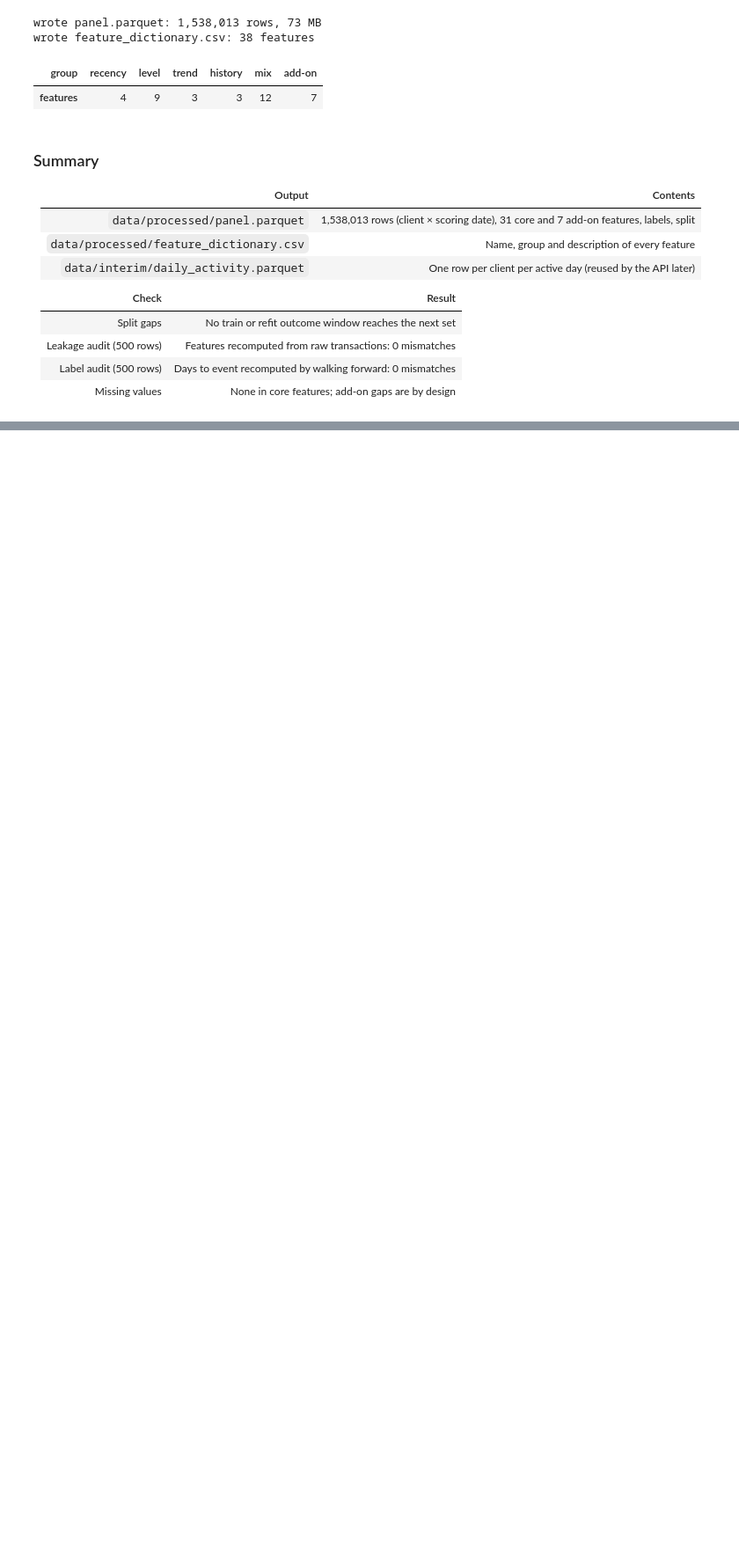
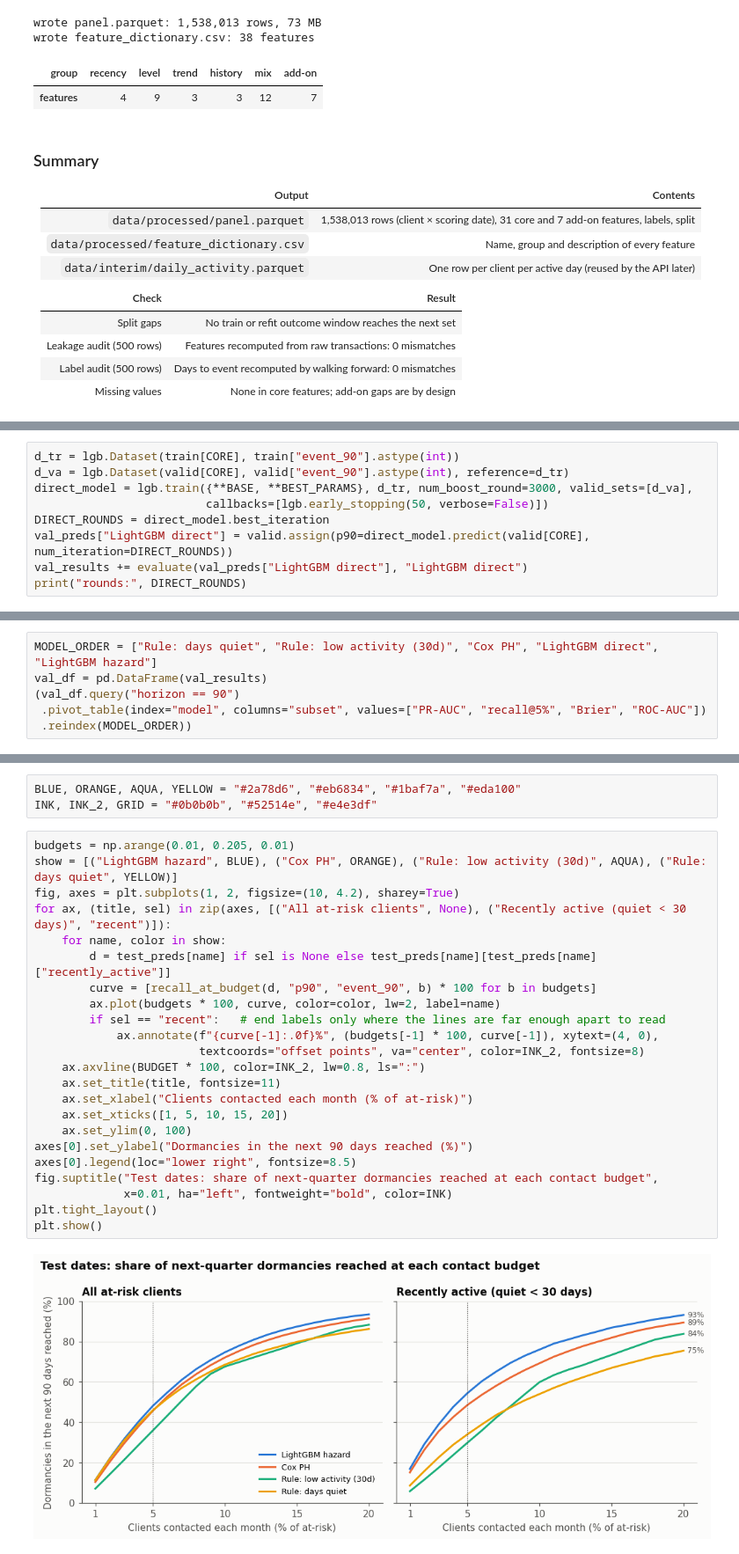
Before and after one commit to tintinWanyoike/084045_dsa_8401_capstone_project, a Jupyter notebook: notebook.ipynb, the cells around one changed output, grey strips where cells are left out. Shown at 88% size. Drawn from its saved outputs; the diff is of its cells as text; blank space fills up the shorter version.

Commit message:
Modelling and evaluation

```diff
--- a/notebook.ipynb
+++ b/notebook.ipynb
@@ -2265,0 +2596,9 @@ wrote feature_dictionary.csv: 38 features
+# %%
+d_tr = lgb.Dataset(train[CORE], train["event_90"].astype(int))
+d_va = lgb.Dataset(valid[CORE], valid["event_90"].astype(int), reference=d_tr)
+direct_model = lgb.train({**BASE, **BEST_PARAMS}, d_tr, num_boost_round=3000, valid_sets=[d_va],
+                         callbacks=[lgb.early_stopping(50, verbose=False)])
+DIRECT_ROUNDS = direct_model.best_iteration
+val_preds["LightGBM direct"] = valid.assign(p90=direct_model.predict(valid[CORE], num_iteration=DIRECT_ROUNDS))
+val_results += evaluate(val_preds["LightGBM direct"], "LightGBM direct")
+print("rounds:", DIRECT_ROUNDS)
@@ -2265,0 +2609,6 @@ wrote feature_dictionary.csv: 38 features
+# %%
+MODEL_ORDER = ["Rule: days quiet", "Rule: low activity (30d)", "Cox PH", "LightGBM direct", "LightGBM hazard"]
+val_df = pd.DataFrame(val_results)
+(val_df.query("horizon == 90")
+ .pivot_table(index="model", columns="subset", values=["PR-AUC", "recall@5%", "Brier", "ROC-AUC"])
+ .reindex(MODEL_ORDER))
@@ -2265,0 +2753,28 @@ wrote feature_dictionary.csv: 38 features
+# %%
+BLUE, ORANGE, AQUA, YELLOW = "#2a78d6", "#eb6834", "#1baf7a", "#eda100"
+INK, INK_2, GRID = "#0b0b0b", "#52514e", "#e4e3df"
+# %%
+budgets = np.arange(0.01, 0.205, 0.01)
+show = [("LightGBM hazard", BLUE), ("Cox PH", ORANGE), ("Rule: low activity (30d)", AQUA), ("Rule: days quiet", YELLOW)]
+fig, axes = plt.subplots(1, 2, figsize=(10, 4.2), sharey=True)
+for ax, (title, sel) in zip(axes, [("All at-risk clients", None), ("Recently active (quiet < 30 days)", "recent")]):
+    for name, color in show:
+        d = test_preds[name] if sel is None else test_preds[name][test_preds[name]["recently_active"]]
+        curve = [recall_at_budget(d, "p90", "event_90", b) * 100 for b in budgets]
+        ax.plot(budgets * 100, curve, color=color, lw=2, label=name)
+        if sel == "recent":   # end labels only where the lines are far enough apart to read
+            ax.annotate(f"{curve[-1]:.0f}%", (budgets[-1] * 100, curve[-1]), xytext=(4, 0),
+                        textcoords="offset points", va="center", color=INK_2, fontsize=8)
+    ax.axvline(BUDGET * 100, color=INK_2, lw=0.8, ls=":")
+    ax.set_title(title, fontsize=11)
+    ax.set_xlabel("Clients contacted each month (% of at-risk)")
+    ax.set_xticks([1, 5, 10, 15, 20])
+    ax.set_ylim(0, 100)
+axes[0].set_ylabel("Dormancies in the next 90 days reached (%)")
+axes[0].legend(loc="lower right", fontsize=8.5)
+fig.suptitle("Test dates: share of next-quarter dormancies reached at each contact budget",
+             x=0.01, ha="left", fontweight="bold", color=INK)
+plt.tight_layout()
+plt.show()
+# %% [output]
+[figure, added]
```
Also changed, not shown: parts of 50 cells of this notebook, 7 other files.
